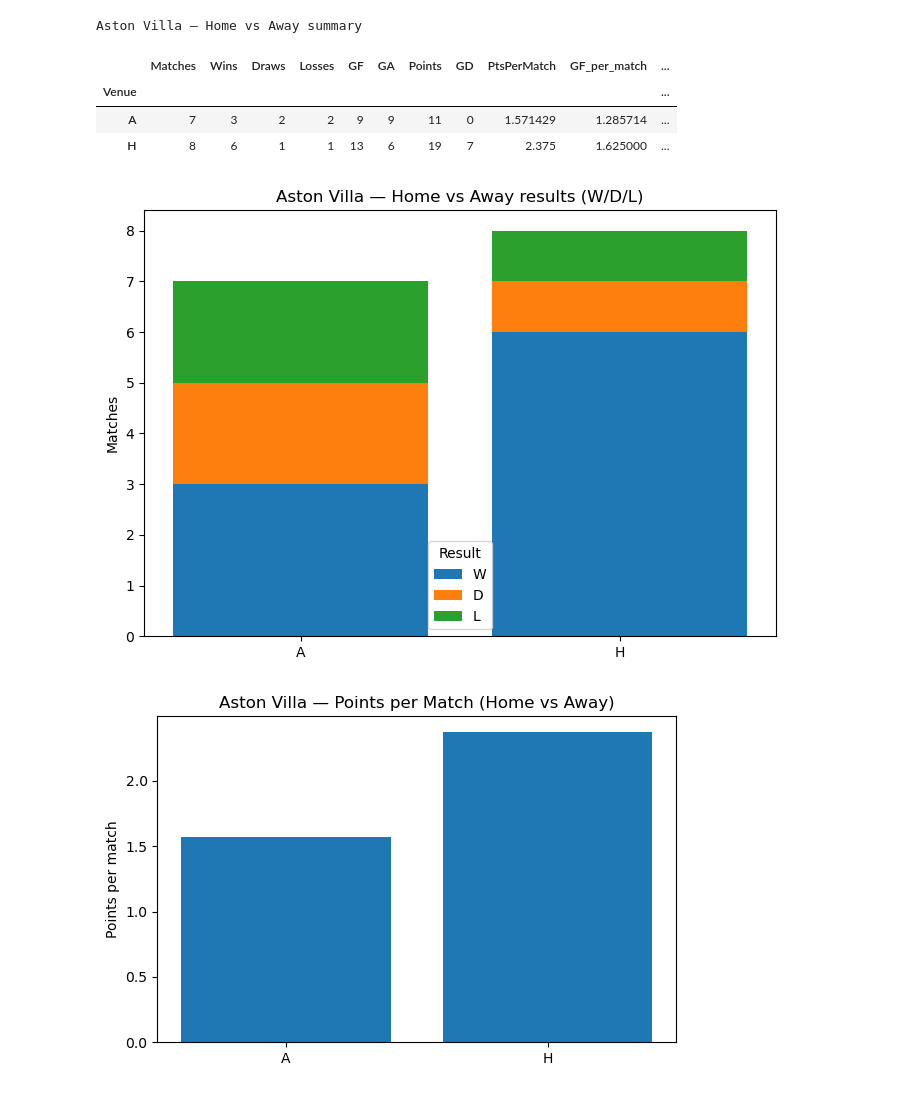
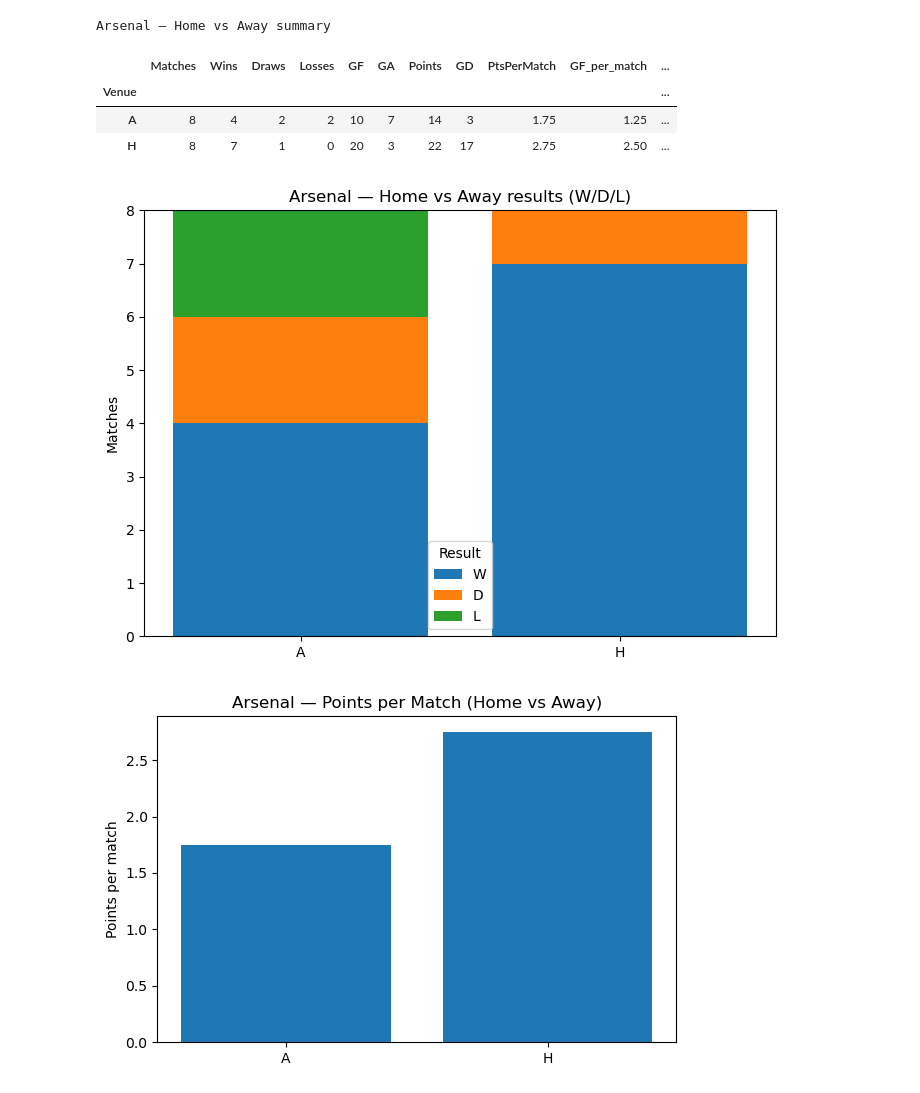
Before and after one commit to schrodingerscat69/Arsenal, a Jupyter notebook: Arsenal-data.ipynb, the cells around one changed output. Cells and saved outputs as stored; diff of their text form; code cells hidden in the pictures.

```diff
--- a/Arsenal-data.ipynb
+++ b/Arsenal-data.ipynb
@@ -302,5 +302,5 @@ plt.show()
 # %%
-TEAM = "Aston Villa" # change Team name to select a specific Premier League team
+TEAM = "Arsenal" # change Team name to select a specific Premier League team
 
 tm_team = team_matches[team_matches["Team"] == TEAM].copy()
 assert not tm_team.empty, f"No rows found for team '{TEAM}'. Check exact name in your data."
@@ -575,36 +576,36 @@ def plot_home_away_form(team_name: str):
           .unstack(fill_value=0)[["W", "D", "L"]]
     )
 
     venues = wdl.index.tolist()   # typically ['H', 'A']
     x = np.arange(len(venues))
 
     plt.figure(figsize=(7, 5))
     bottom = np.zeros(len(venues))
     for res_label in ["W", "D", "L"]:
         vals = wdl[res_label].values
         plt.bar(x, vals, bottom=bottom, label=res_label)
         bottom += vals
 
     plt.xticks(x, venues)
     plt.ylabel("Matches")
     plt.title(f"{team_name} — Home vs Away results (W/D/L)")
     plt.legend(title="Result")
     plt.tight_layout()
     plt.show()
 
     # ---- 2) Bar plot: points per match home vs away ----
     plt.figure(figsize=(6, 4))
     plt.bar(summary.index, summary["PtsPerMatch"])
     plt.ylabel("Points per match")
     plt.title(f"{team_name} — Points per Match (Home vs Away)")
     plt.tight_layout()
     plt.show()
-plot_home_away_form("Aston Villa")
+plot_home_away_form("Arsenal")
 # %% [output]
-Aston Villa — Home vs Away summary
+Arsenal — Home vs Away summary
 |  | Matches | Wins | Draws | Losses | GF | GA | Points | GD | PtsPerMatch | GF_per_match | ... |
 | Venue |  |  |  |  |  |  |  |  |  |  | ... |
-| A | 7 | 3 | 2 | 2 | 9 | 9 | 11 | 0 | 1.571429 | 1.285714 | ... |
-| H | 8 | 6 | 1 | 1 | 13 | 6 | 19 | 7 | 2.375 | 1.625000 | ... |
+| A | 8 | 4 | 2 | 2 | 10 | 7 | 14 | 3 | 1.75 | 1.25 | ... |
+| H | 8 | 7 | 1 | 0 | 20 | 3 | 22 | 17 | 2.75 | 2.50 | ... |
-[figure, old version]
+[figure, new version]
-[figure, old version]
+[figure, new version]
```
Also changed, not shown: parts of 16 cells of this notebook.
